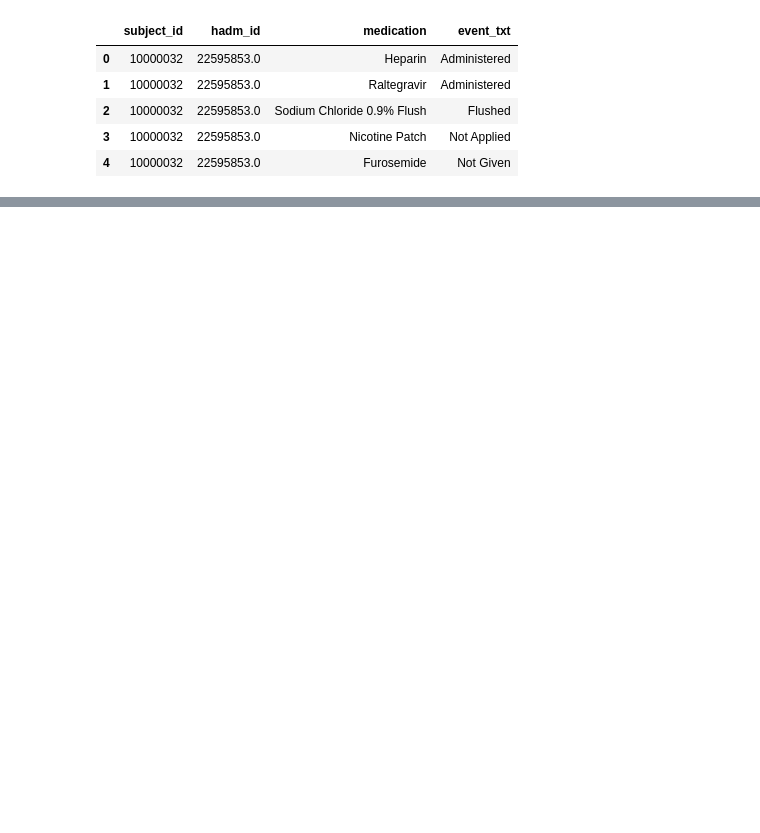
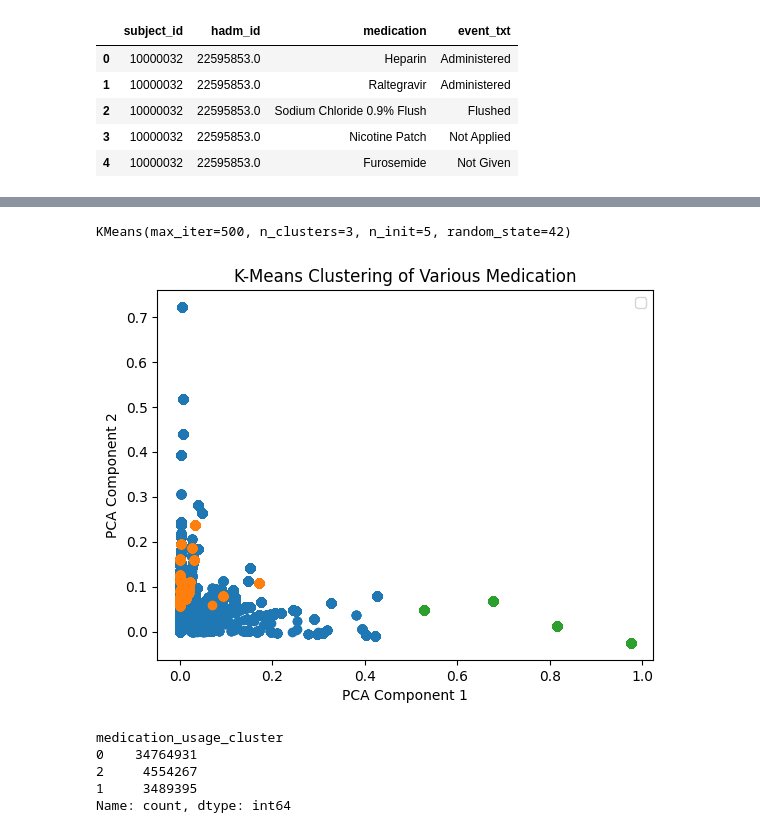
Before and after one commit to saaqib-m/patient-readmission, a Jupyter notebook: Patient-Readmission-LR-Notebook.ipynb, the cells around one changed output, grey strips where cells are left out. Cells and saved outputs as stored; diff of their text form; code cells hidden in the pictures; blank space fills up the shorter version.

```diff
--- a/Patient-Readmission-LR-Notebook.ipynb
+++ b/Patient-Readmission-LR-Notebook.ipynb
@@ -358,0 +346,29 @@ df_medi.head(5)
+# %%
+num_clusters= 3
+kmeans_m = KMeans(n_clusters=num_clusters, n_init=5, max_iter=500, random_state=42)
+kmeans_m.fit(vectorized_words_medi)
+# %% [output]
+KMeans(max_iter=500, n_clusters=3, n_init=5, random_state=42)
+# %%
+for i in range(num_clusters):
+    plt.scatter(reduced_data_medi[kmeans_m.labels_ == i, 0],
+                reduced_data_medi[kmeans_m.labels_ == i, 1],
+                )
+
+plt.legend()
+plt.xlabel('PCA Component 1')
+plt.ylabel('PCA Component 2')
+plt.title('K-Means Clustering of Various Medication')
+plt.show()
+# %% [output]
+[figure, added]
+# %%
+df_medi['medication_usage_cluster'] = kmeans_m.labels_
+#add proc cluster here
+print(df_medi['medication_usage_cluster'].value_counts())
+# %% [output]
+medication_usage_cluster
+0    34764931
+2     4554267
+1     3489395
+Name: count, dtype: int64
```
Also changed, not shown: parts of 29 cells of this notebook.
